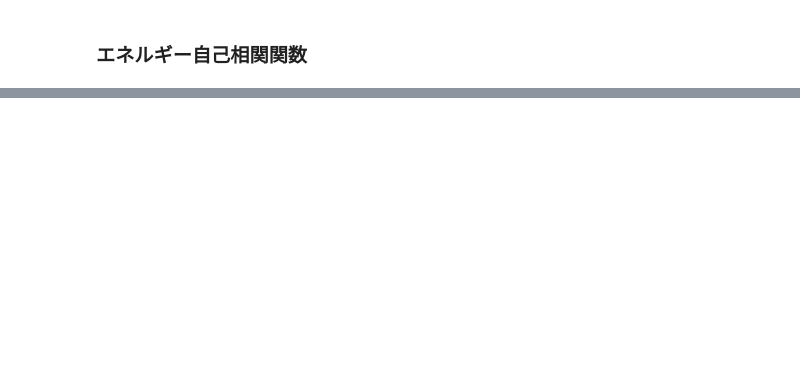
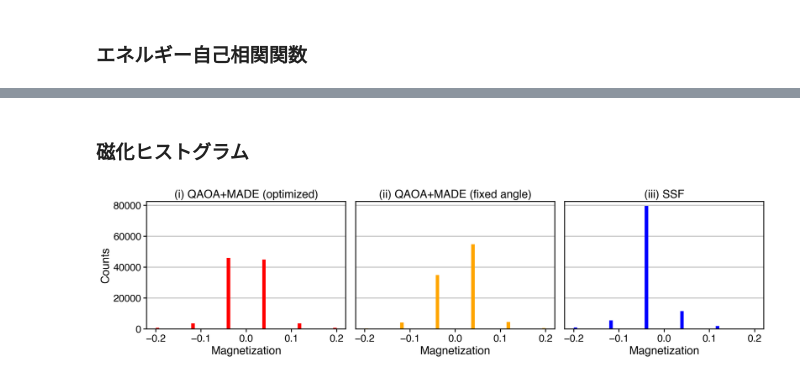
Before and after one commit to yuichiro-nakano/data_for_qaoa-made-mcmc, a Jupyter notebook: figure/make_fig.ipynb, the cells around one changed output, grey strips where cells are left out. Cells and saved outputs as stored; diff of their text form; code cells hidden in the pictures; blank space fills up the shorter version.

```diff
--- a/figure/make_fig.ipynb
+++ b/figure/make_fig.ipynb
@@ -425,0 +427,51 @@ ax4.legend(fontsize=14, loc='upper right', frameon=True)
+# %% [markdown]
+### 磁化ヒストグラム
+# %%
+fig5, ax5 = plt.subplots(1,3, figsize=(15,4), dpi=200)
+
+ax5[0].spines["top"].set_linewidth(spines)
+ax5[0].spines["left"].set_linewidth(spines)
+ax5[0].spines["bottom"].set_linewidth(spines)
+ax5[0].spines["right"].set_linewidth(spines)
+
+ax5[0].hist(opt_qaoa_made_mag[0], bins=51, range=(-0.2,0.2), color='red', label='MADE+QAOA(opt)', zorder=2)
+ax5[0].grid(axis='y', color='#BFBFBF', linestyle='-', linewidth=1.5, zorder=1)
+ax5[0].set_ylim(0,82500)
+ax5[0].set_xlabel('Magnetization', fontsize=18)
+ax5[0].set_ylabel('Counts', fontsize=18)
+ax5[0].set_title("(i) QAOA+MADE (optimized)", fontsize=18)
+ax5[0].tick_params(width=1.5, labelsize=16, length=5, labelbottom=True)
+#ax5[0].legend()
+
+ax5[1].spines["top"].set_linewidth(spines)
+ax5[1].spines["left"].set_linewidth(spines)
+ax5[1].spines["bottom"].set_linewidth(spines)
+ax5[1].spines["right"].set_linewidth(spines)
+
+ax5[1].hist(fix_qaoa_made_mag[0], bins=51, range=(-0.2,0.2), color='orange', label='MADE+QAOA(fixed)', zorder=2)
+ax5[1].grid(axis='y', color='#BFBFBF', linestyle='-', linewidth=1.5, zorder=1)
+ax5[1].set_ylim(0,82500)
+ax5[1].set_xlabel('Magnetization', fontsize=18)
+#ax5[1].set_ylabel('Counts', fontsize=18)
+ax5[1].set_title("(ii) QAOA+MADE (fixed angle)", fontsize=18)
+ax5[1].tick_params(width=1.5, labelsize=16, length=5, labelbottom=True, labelleft=False)
+ax5[1].tick_params(axis="y", which='major', width=0.0)
+
+ax5[2].spines["top"].set_linewidth(spines)
+ax5[2].spines["left"].set_linewidth(spines)
+ax5[2].spines["bottom"].set_linewidth(spines)
+ax5[2].spines["right"].set_linewidth(spines)
+
+ax5[2].hist(ssf_mag[0], bins=51, range=(-0.2,0.2), color='blue', label='SSF', zorder=2)
+ax5[2].grid(axis='y', color='#BFBFBF', linestyle='-', linewidth=1.5, zorder=1)
+ax5[2].set_ylim(0,82500)
+ax5[2].set_xlabel('Magnetization', fontsize=18)
+#ax5[2].set_ylabel('Counts', fontsize=18)
+ax5[2].set_title("(iii) SSF", fontsize=18)
+ax5[2].tick_params(width=1.5, labelsize=16, length=5, labelbottom=True, labelleft=False)
+ax5[2].tick_params(axis="y", which='major', width=0.0)
+#ax5[2].legend()
+
+plt.tight_layout()
+# %% [output]
+[figure, added]
```
Also changed, not shown: parts of 12 cells of this notebook.
